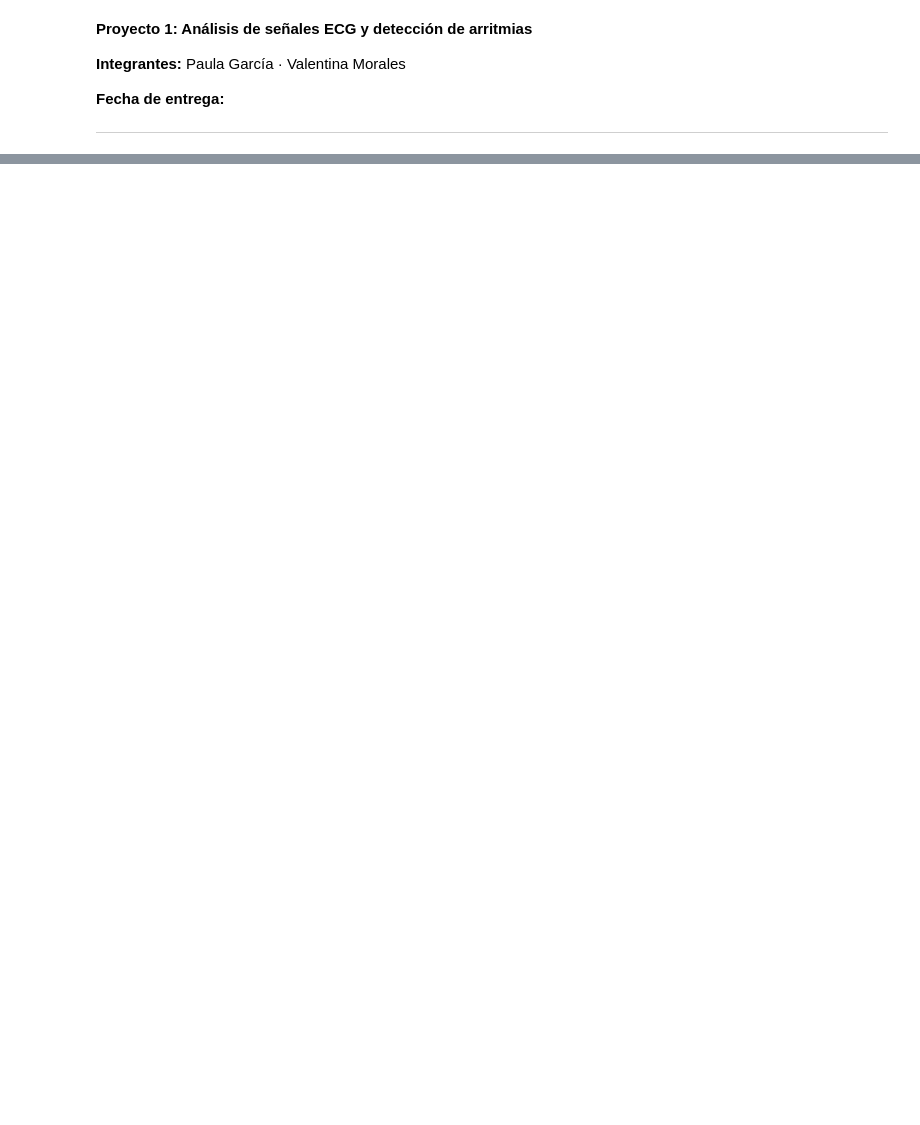
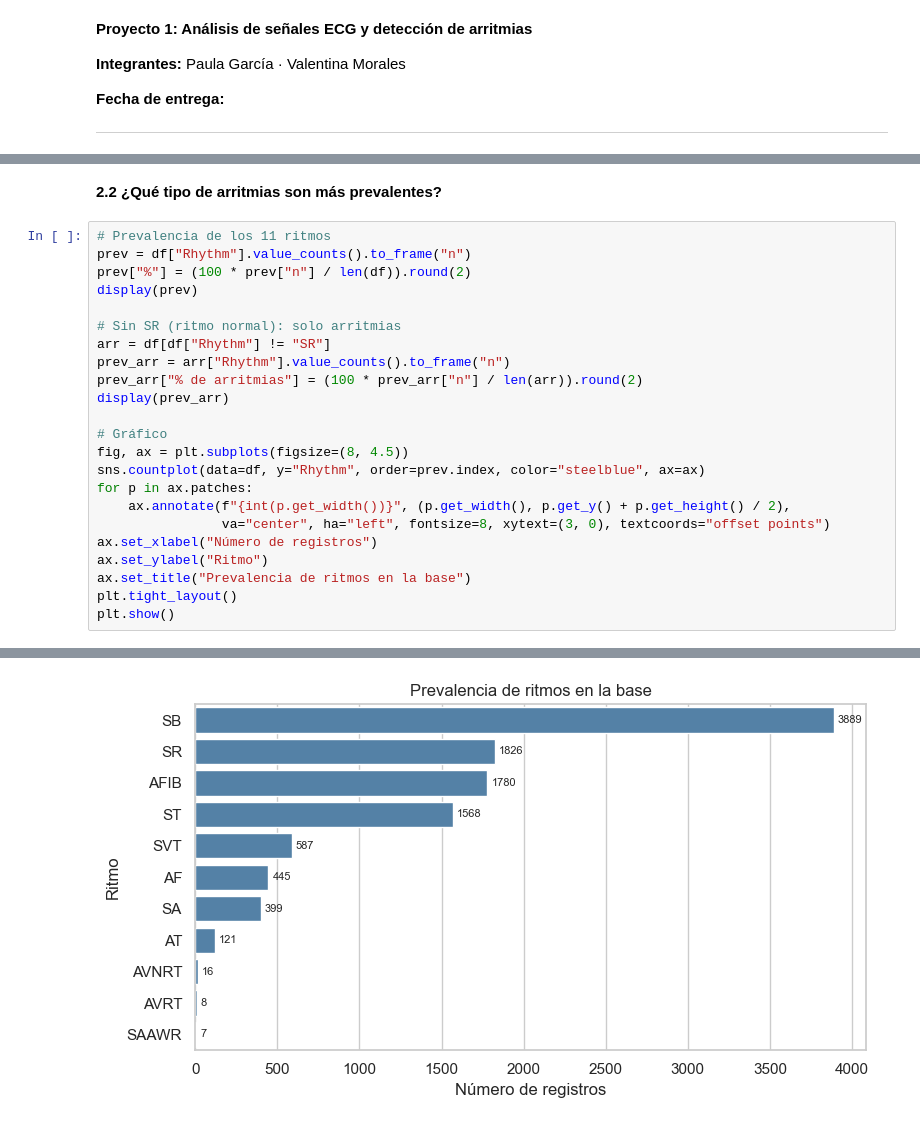
Before and after one commit to valentinamoralese/Biose-ales-Valentina-Morales-Paula-Garcia, a Jupyter notebook: Proyecto1_Valentina_Paula.ipynb, the cells around one changed output, grey strips where cells are left out. Cells and saved outputs as stored; diff of their text form; blank space fills up the shorter version.

```diff
--- a/Proyecto1_Valentina_Paula.ipynb
+++ b/Proyecto1_Valentina_Paula.ipynb
@@ -62,0 +171,26 @@ Hay varias limitaciones. Con ventanas superpuestas puede haber fuga de datos: si
+# %% [markdown]
+**2.2 ¿Qué tipo de arritmias son más prevalentes?**
+# %%
+# Prevalencia de los 11 ritmos
+prev = df["Rhythm"].value_counts().to_frame("n")
+prev["%"] = (100 * prev["n"] / len(df)).round(2)
+display(prev)
+
+# Sin SR (ritmo normal): solo arritmias
+arr = df[df["Rhythm"] != "SR"]
+prev_arr = arr["Rhythm"].value_counts().to_frame("n")
+prev_arr["% de arritmias"] = (100 * prev_arr["n"] / len(arr)).round(2)
+display(prev_arr)
+
+# Gráfico
+fig, ax = plt.subplots(figsize=(8, 4.5))
+sns.countplot(data=df, y="Rhythm", order=prev.index, color="steelblue", ax=ax)
+for p in ax.patches:
+    ax.annotate(f"{int(p.get_width())}", (p.get_width(), p.get_y() + p.get_height() / 2),
+                va="center", ha="left", fontsize=8, xytext=(3, 0), textcoords="offset points")
+ax.set_xlabel("Número de registros")
+ax.set_ylabel("Ritmo")
+ax.set_title("Prevalencia de ritmos en la base")
+plt.tight_layout()
+plt.show()
+# %% [output]
@@ -62,0 +222 @@ Hay varias limitaciones. Con ventanas superpuestas puede haber fuga de datos: si
+[figure, added]
```
Also changed, not shown: parts of 10 cells of this notebook.
